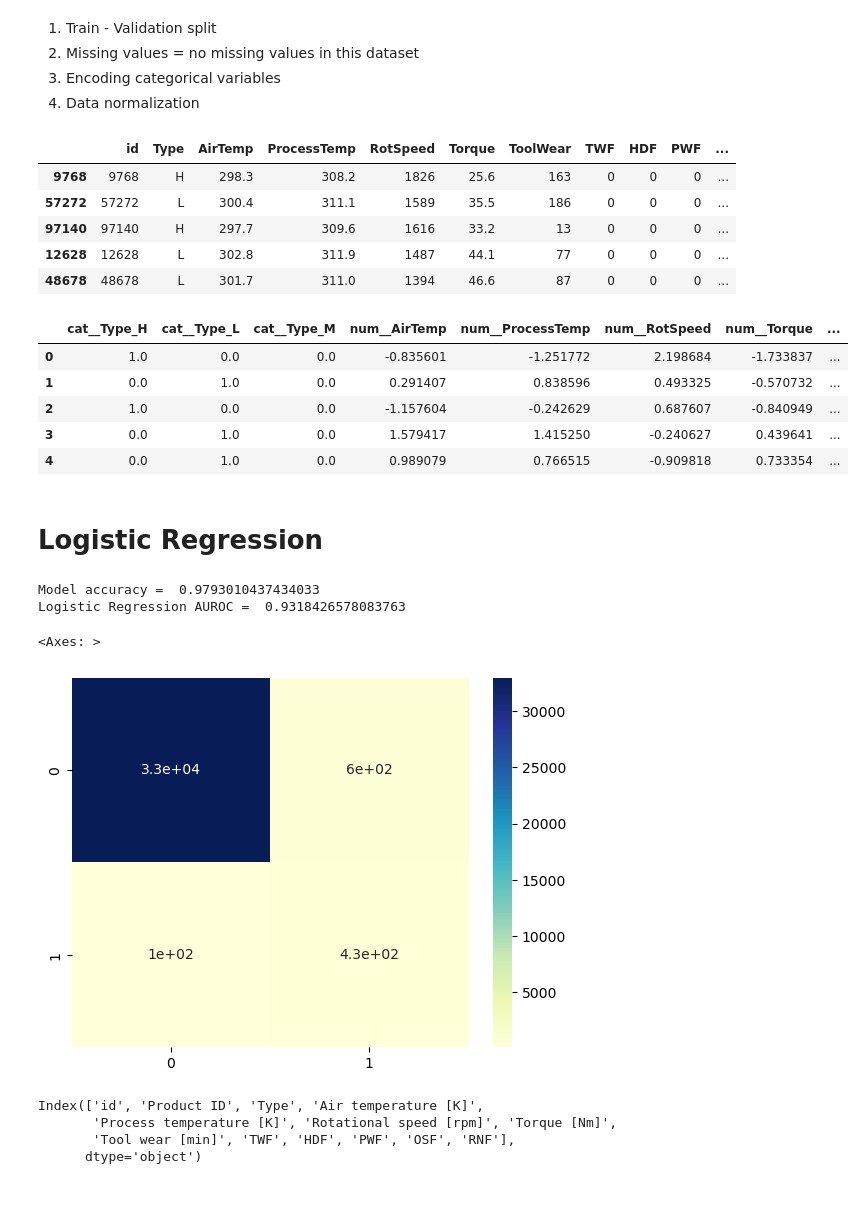
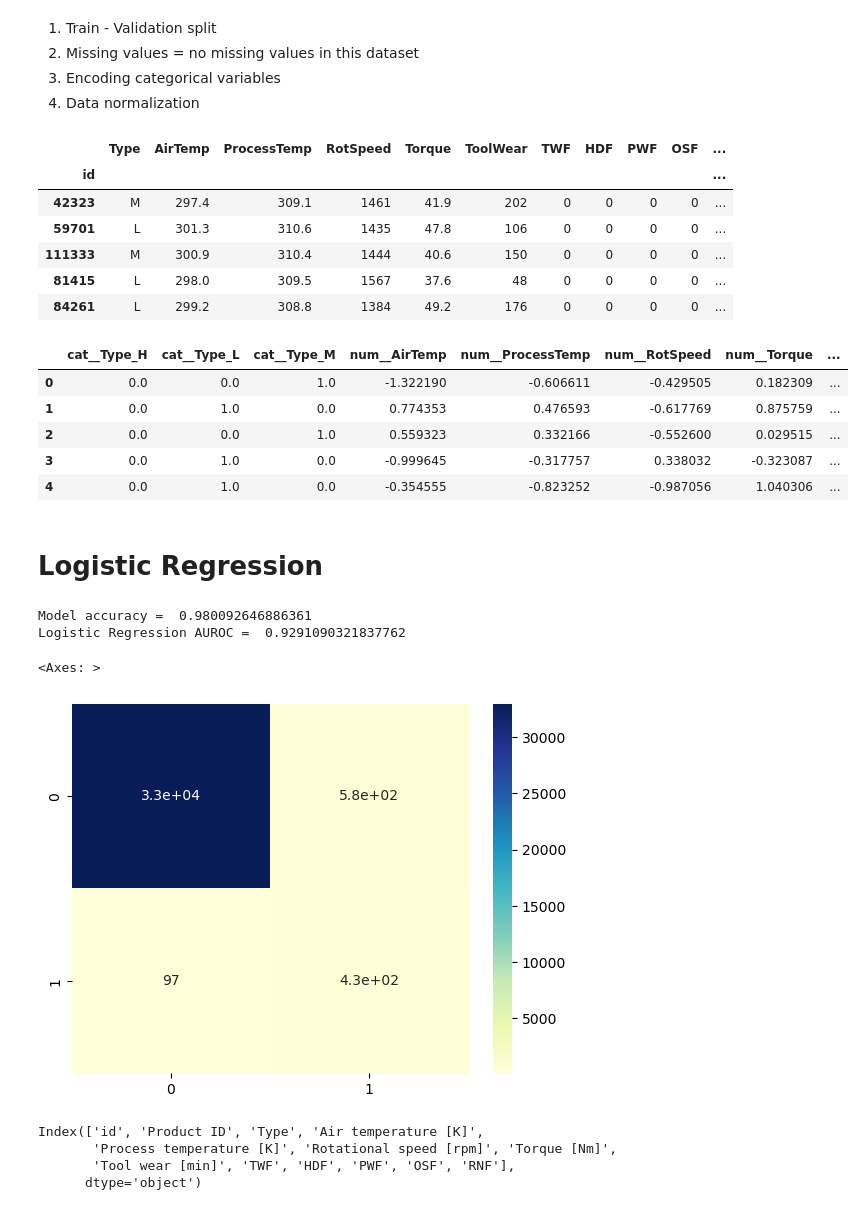
Before and after one commit to sharmilat29/Kaggle-Machine-Failure-Classification-Algorithms, a Jupyter notebook: machine-failure-binary-classification.ipynb, the cells around one changed output. Saved outputs shown, nothing was run; the diff lists cells and outputs as text; code cells hidden in the pictures.

```diff
--- a/machine-failure-binary-classification.ipynb
+++ b/machine-failure-binary-classification.ipynb
@@ -116,3 +116,6 @@ df.columns
 Index(['id', 'Type', 'AirTemp', 'ProcessTemp', 'RotSpeed', 'Torque',
        'ToolWear', 'Machine failure', 'TWF', 'HDF', 'PWF', 'OSF', 'RNF'],
       dtype='object')
+# %%
+df.set_index('id', inplace = True)
+df.columns
@@ -143,47 +150,48 @@ train_X, val_X, train_y, val_y = train_test_split(complete_train, complete_y)
 
 train_X.head()
 # %% [output]
-|  | id | Type | AirTemp | ProcessTemp | RotSpeed | Torque | ToolWear | TWF | HDF | PWF | ... |
-| 9768 | 9768 | H | 298.3 | 308.2 | 1826 | 25.6 | 163 | 0 | 0 | 0 | ... |
-| 57272 | 57272 | L | 300.4 | 311.1 | 1589 | 35.5 | 186 | 0 | 0 | 0 | ... |
-| 97140 | 97140 | H | 297.7 | 309.6 | 1616 | 33.2 | 13 | 0 | 0 | 0 | ... |
-| 12628 | 12628 | L | 302.8 | 311.9 | 1487 | 44.1 | 77 | 0 | 0 | 0 | ... |
-| 48678 | 48678 | L | 301.7 | 311.0 | 1394 | 46.6 | 87 | 0 | 0 | 0 | ... |
+|  | Type | AirTemp | ProcessTemp | RotSpeed | Torque | ToolWear | TWF | HDF | PWF | OSF | ... |
+| id |  |  |  |  |  |  |  |  |  |  | ... |
+| 42323 | M | 297.4 | 309.1 | 1461 | 41.9 | 202 | 0 | 0 | 0 | 0 | ... |
+| 59701 | L | 301.3 | 310.6 | 1435 | 47.8 | 106 | 0 | 0 | 0 | 0 | ... |
+| 111333 | M | 300.9 | 310.4 | 1444 | 40.6 | 150 | 0 | 0 | 0 | 0 | ... |
+| 81415 | L | 298.0 | 309.5 | 1567 | 37.6 | 48 | 0 | 0 | 0 | 0 | ... |
+| 84261 | L | 299.2 | 308.8 | 1384 | 49.2 | 176 | 0 | 0 | 0 | 0 | ... |
 # %%
 # Variable types:
 # Continuous = ["AirTemp", "ProcessTemp", "RotSpeed", "Torque", "ToolWear"]
 # Categorical = ["Type"]
 
 # Normalize continuous variables:
 
 from sklearn.preprocessing import StandardScaler
 from sklearn.preprocessing import OneHotEncoder
 from sklearn.compose import ColumnTransformer
 
 transformers = [
-    ('cat', OneHotEncoder(handle_unknown = 'ignore'), ['Type']),
+    ('cat', OneHotEncoder(handle_unknown = 'ignore', sparse_output = False), ['Type']),
     ('num', StandardScaler(), ['AirTemp', 'ProcessTemp', 'RotSpeed', 'Torque', 'ToolWear']),
-    ('skip', 'passthrough', ['id', 'TWF', 'HDF', 'PWF', 'OSF', 'RNF'])
+    ('skip', 'passthrough', ['TWF', 'HDF', 'PWF', 'OSF', 'RNF'])
 ]
 
 col_transformer = ColumnTransformer(transformers)
 
 #train_X_num = pd.DataFrame(sc.fit_transform(train_X_num), columns = train_X_num.columns)
 #val_X_num = pd.DataFrame(sc.transform(val_X_num), columns = val_X_num.columns)
 
 #train_X_num.head()
 
 train_X_new = pd.DataFrame(col_transformer.fit_transform(train_X), columns = col_transformer.get_feature_names_out())
 val_X_new = pd.DataFrame(col_transformer.transform(val_X), columns = col_transformer.get_feature_names_out())
 
 train_X_new.head()
 # %% [output]
 |  | cat__Type_H | cat__Type_L | cat__Type_M | num__AirTemp | num__ProcessTemp | num__RotSpeed | num__Torque | ... |
-| 0 | 1.0 | 0.0 | 0.0 | -0.835601 | -1.251772 | 2.198684 | -1.733837 | ... |
-| 1 | 0.0 | 1.0 | 0.0 | 0.291407 | 0.838596 | 0.493325 | -0.570732 | ... |
-| 2 | 1.0 | 0.0 | 0.0 | -1.157604 | -0.242629 | 0.687607 | -0.840949 | ... |
-| 3 | 0.0 | 1.0 | 0.0 | 1.579417 | 1.415250 | -0.240627 | 0.439641 | ... |
-| 4 | 0.0 | 1.0 | 0.0 | 0.989079 | 0.766515 | -0.909818 | 0.733354 | ... |
+| 0 | 0.0 | 0.0 | 1.0 | -1.322190 | -0.606611 | -0.429505 | 0.182309 | ... |
+| 1 | 0.0 | 1.0 | 0.0 | 0.774353 | 0.476593 | -0.617769 | 0.875759 | ... |
+| 2 | 0.0 | 0.0 | 1.0 | 0.559323 | 0.332166 | -0.552600 | 0.029515 | ... |
+| 3 | 0.0 | 1.0 | 0.0 | -0.999645 | -0.317757 | 0.338032 | -0.323087 | ... |
+| 4 | 0.0 | 1.0 | 0.0 | -0.354555 | -0.823252 | -0.987056 | 1.040306 | ... |
 # %% [markdown]
 # Logistic Regression
 # %%
@@ -214,10 +222,10 @@ print("Logistic Regression AUROC = ", auc_score)
 cm = pd.DataFrame(confusion_matrix(val_y, pred_y))
 sns.heatmap(cm, annot = True, cmap = "YlGnBu")
 # %% [output]
-Model accuracy =  0.9793010437434033
-Logistic Regression AUROC =  0.9318426578083763
+Model accuracy =  0.980092646886361
+Logistic Regression AUROC =  0.9291090321837762
 <Axes: >
-[figure, old version]
+[figure, new version]
 # %%
 test_df.columns
 # %% [output]
```
Also changed, not shown: parts of 20 cells of this notebook.
